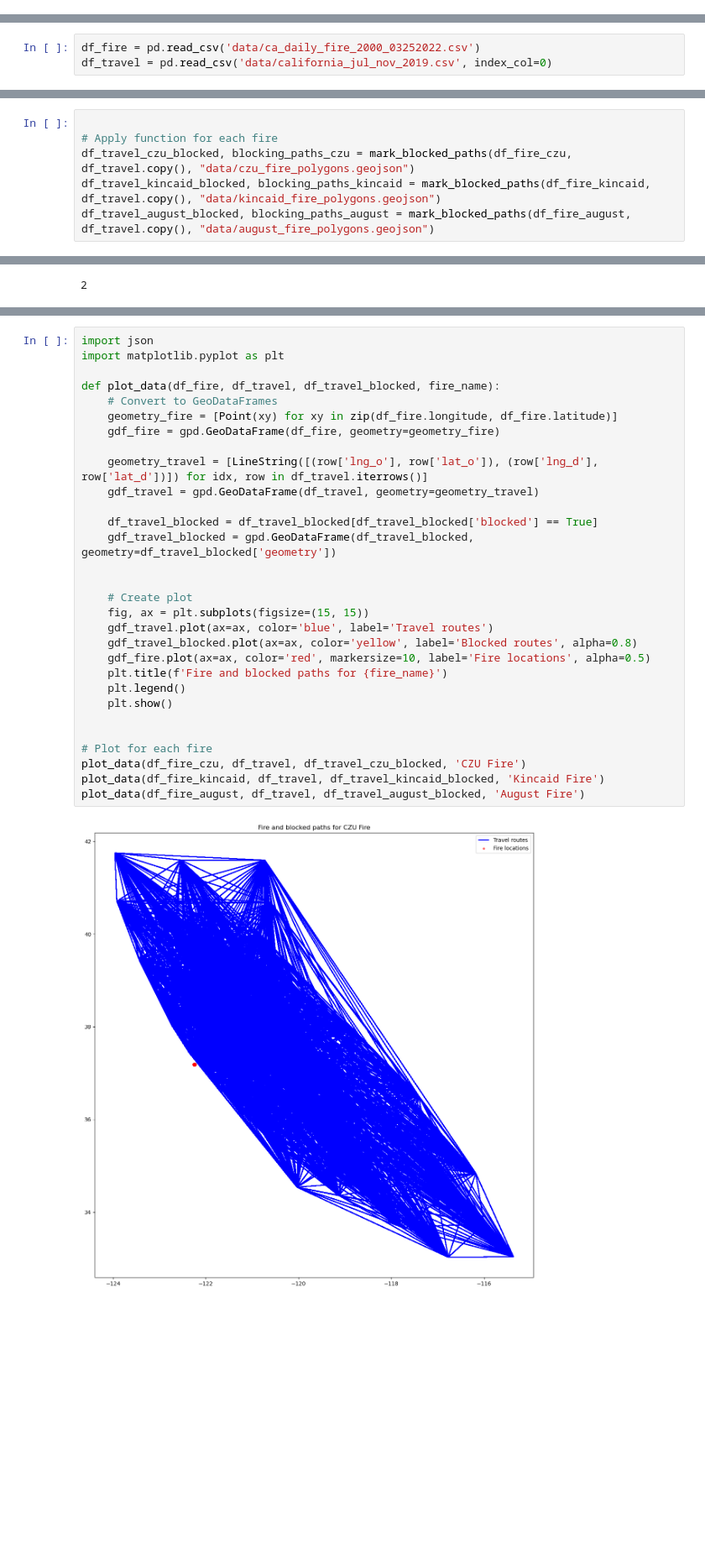
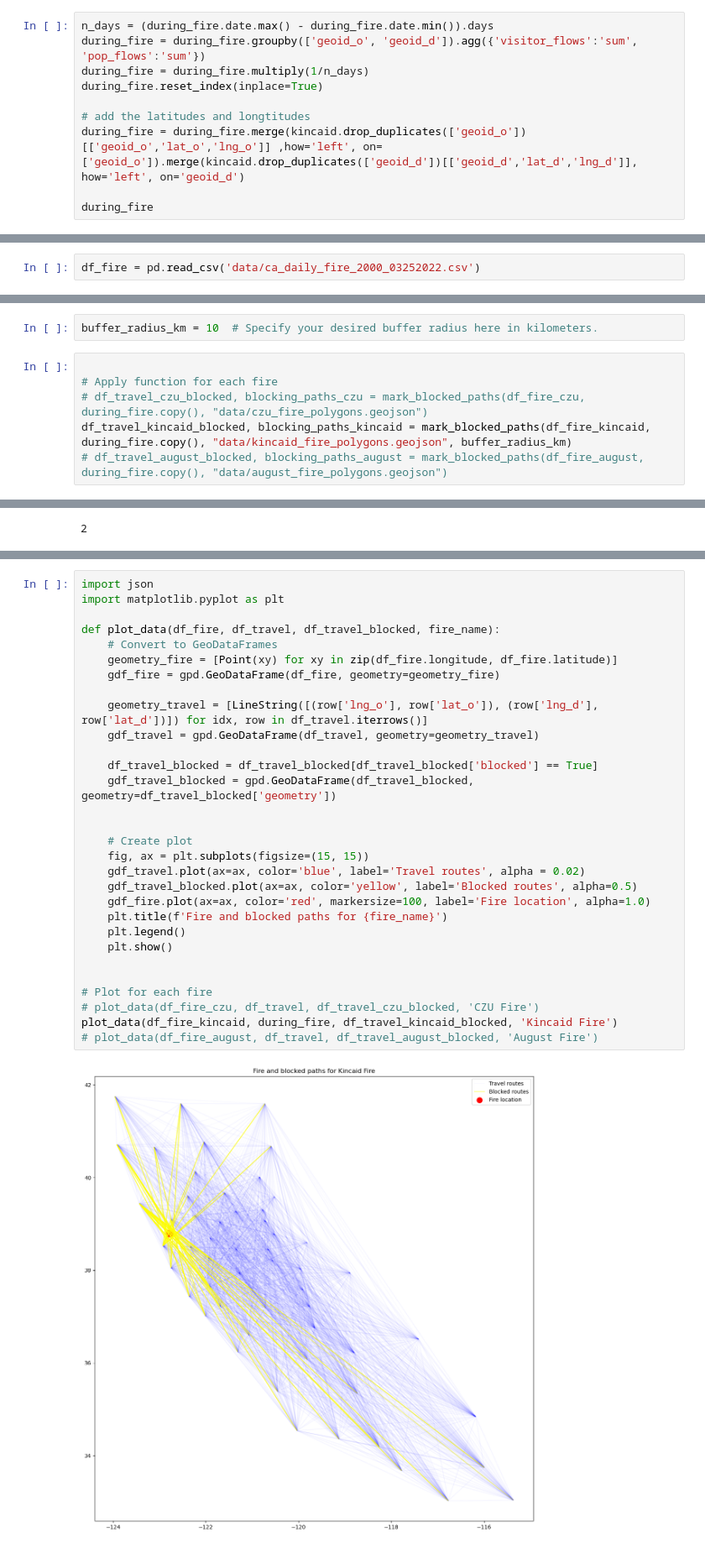
Before and after one commit to 4Freye/wildfires, a Jupyter notebook: fire_location.ipynb, the cells around one changed output, grey strips where cells are left out. Shown at 84% size. Saved outputs shown, nothing was run; the diff lists cells and outputs as text; blank space fills up the shorter version.

Commit message:
more changes to fire intersect, now we can filter kincaid

```diff
--- a/fire_location.ipynb
+++ b/fire_location.ipynb
@@ -11,0 +21,10 @@ import datetime
+# %%
+n_days = (during_fire.date.max() - during_fire.date.min()).days
+during_fire = during_fire.groupby(['geoid_o', 'geoid_d']).agg({'visitor_flows':'sum', 'pop_flows':'sum'})
+during_fire = during_fire.multiply(1/n_days)
+during_fire.reset_index(inplace=True)
+
+# add the latitudes and longtitudes
+during_fire = during_fire.merge(kincaid.drop_duplicates(['geoid_o'])[['geoid_o','lat_o','lng_o']] ,how='left', on=['geoid_o']).merge(kincaid.drop_duplicates(['geoid_d'])[['geoid_d','lat_d','lng_d']], how='left', on='geoid_d')
+
+during_fire
@@ -12,6 +45,5 @@ import datetime
 # %%
 df_fire = pd.read_csv('data/ca_daily_fire_2000_03252022.csv')
-df_travel = pd.read_csv('data/california_jul_nov_2019.csv', index_col=0)
 # %%
 df_fire = df_fire[df_fire['year']>= 2019]
 df_fire = df_fire[df_fire['year']<= 2021]
@@ -217,10 +255,12 @@ def mark_blocked_paths(df_fire, df_travel, save_path):
     print(df_travel.head())
 
     return df_travel, blocked_paths
+# %%
+buffer_radius_km = 10  # Specify your desired buffer radius here in kilometers.
 # %%
 
 # Apply function for each fire
-df_travel_czu_blocked, blocking_paths_czu = mark_blocked_paths(df_fire_czu, df_travel.copy(), "data/czu_fire_polygons.geojson")
-df_travel_kincaid_blocked, blocking_paths_kincaid = mark_blocked_paths(df_fire_kincaid, df_travel.copy(), "data/kincaid_fire_polygons.geojson")
-df_travel_august_blocked, blocking_paths_august = mark_blocked_paths(df_fire_august, df_travel.copy(), "data/august_fire_polygons.geojson")
+# df_travel_czu_blocked, blocking_paths_czu = mark_blocked_paths(df_fire_czu, during_fire.copy(), "data/czu_fire_polygons.geojson")
+df_travel_kincaid_blocked, blocking_paths_kincaid = mark_blocked_paths(df_fire_kincaid, during_fire.copy(), "data/kincaid_fire_polygons.geojson", buffer_radius_km)
+# df_travel_august_blocked, blocking_paths_august = mark_blocked_paths(df_fire_august, during_fire.copy(), "data/august_fire_polygons.geojson")
 # %% [output]
@@ -341,32 +294,32 @@ df_travel_kincaid_blocked
 # %%
 import json
 import matplotlib.pyplot as plt
 
 def plot_data(df_fire, df_travel, df_travel_blocked, fire_name):
     # Convert to GeoDataFrames
     geometry_fire = [Point(xy) for xy in zip(df_fire.longitude, df_fire.latitude)]
     gdf_fire = gpd.GeoDataFrame(df_fire, geometry=geometry_fire)
 
     geometry_travel = [LineString([(row['lng_o'], row['lat_o']), (row['lng_d'], row['lat_d'])]) for idx, row in df_travel.iterrows()]
     gdf_travel = gpd.GeoDataFrame(df_travel, geometry=geometry_travel)
 
     df_travel_blocked = df_travel_blocked[df_travel_blocked['blocked'] == True]
     gdf_travel_blocked = gpd.GeoDataFrame(df_travel_blocked, geometry=df_travel_blocked['geometry'])
 
 
     # Create plot
     fig, ax = plt.subplots(figsize=(15, 15))
-    gdf_travel.plot(ax=ax, color='blue', label='Travel routes')
-    gdf_travel_blocked.plot(ax=ax, color='yellow', label='Blocked routes', alpha=0.8)
-    gdf_fire.plot(ax=ax, color='red', markersize=10, label='Fire locations', alpha=0.5)
+    gdf_travel.plot(ax=ax, color='blue', label='Travel routes', alpha = 0.02)
+    gdf_travel_blocked.plot(ax=ax, color='yellow', label='Blocked routes', alpha=0.5)
+    gdf_fire.plot(ax=ax, color='red', markersize=100, label='Fire location', alpha=1.0)
     plt.title(f'Fire and blocked paths for {fire_name}')
     plt.legend()
     plt.show()
 
 
 # Plot for each fire
-plot_data(df_fire_czu, df_travel, df_travel_czu_blocked, 'CZU Fire')
-plot_data(df_fire_kincaid, df_travel, df_travel_kincaid_blocked, 'Kincaid Fire')
-plot_data(df_fire_august, df_travel, df_travel_august_blocked, 'August Fire')
+# plot_data(df_fire_czu, df_travel, df_travel_czu_blocked, 'CZU Fire')
+plot_data(df_fire_kincaid, during_fire, df_travel_kincaid_blocked, 'Kincaid Fire')
+# plot_data(df_fire_august, df_travel, df_travel_august_blocked, 'August Fire')
 # %% [output]
-[figure, old version]
+[figure, new version]
```
Also changed, not shown: parts of 16 cells of this notebook, 3 other files.
